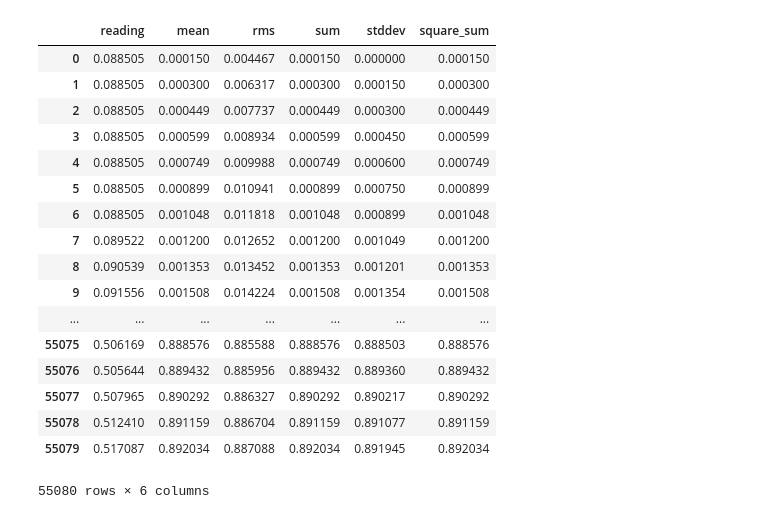
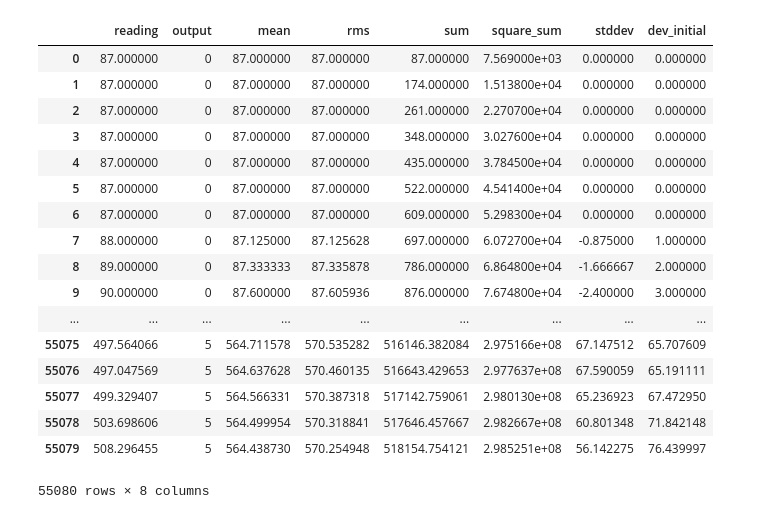
Before and after one commit to Ninaf-bot/neuralnetwork, a Jupyter notebook: wrist_angle_predictor2.ipynb, the cells around one changed output. Cells and saved outputs as stored; diff of their text form; code cells hidden in the pictures.

```diff
--- a/wrist_angle_predictor2.ipynb
+++ b/wrist_angle_predictor2.ipynb
@@ -35,96 +35,111 @@ d=[]
 e=[]
 f=[]
 g=[]
+h=[]
 depth=6
 sum_r=c.loc[0,'reading']
 mean=c.loc[0,'reading']
 rms=c.loc[0,'reading']
-square_sum=c.loc[0,'reading']*c.loc[0,'reading']
+square_sum=(c.loc[0,'reading']*c.loc[0,'reading'])
+initial_reading=c.loc[0,'reading']
+dev_initial=0
 d.append(mean)
 e.append(rms)
 f.append(sum_r)
 g.append(square_sum)
+h.append(dev_initial)
 pervious_output=c.loc[0,'output']
 count=1
 for i in range(1,len(c)):
+  #print(count)
   if c.loc[i,'output']==pervious_output:
     sum_r=sum_r+c.loc[i,'reading']
     square_sum=square_sum+c.loc[i,'reading']*c.loc[i,'reading']
-    count+1
+    count=count+1
     mean=sum_r/count
     rms=math.sqrt(square_sum/count)
+    dev_initial=c.loc[i,'reading']-initial_reading
     d.append(mean)
     e.append(rms)
     f.append(sum_r)
     g.append(square_sum)
+    h.append(dev_initial)
     pervious_output=c.loc[i,'output']
   elif c.loc[i,'output']!=pervious_output:
     sum_r=c.loc[i,'reading']
     mean=c.loc[i,'reading']
     rms=c.loc[i,'reading']
     square_sum=c.loc[i,'reading']*c.loc[i,'reading']
+    initial_reading=c.loc[i,'reading']
+    dev_initial=0
     count=1
     d.append(mean)
     e.append(rms)
     f.append(sum_r)
     g.append(square_sum)
+    h.append(dev_initial)
     pervious_output=c.loc[i,'output']
 
 c['mean']=d
 c['rms']=e
 c['sum']=f
-c['square_sum']=f
+c['square_sum']=g
 c['stddev']=c['mean']-c['reading']
-
+c['dev_initial']=h
+c.to_csv('new dataset.csv')
 
 deapth=6
 emg_labels=tf.one_hot(c['output'], depth)
 sess=tf.Session()
 with sess as se:
   emg_labels=se.run(emg_labels)
 
 input1=c.drop(['output'],1)
 xmax=input1['reading'].max()
 xmin=input1['reading'].min()
 ymax=input1['mean'].max()
 ymin=input1['mean'].min()
 zmax=input1['stddev'].max()
 zmin=input1['stddev'].min()
 wmax=input1['rms'].max()
 wmin=input1['rms'].min()
 vmax=input1['sum'].max()
 vmin=input1['sum'].min()
 umax=input1['square_sum'].max()
 umin=input1['square_sum'].min()
+tmax=input1['dev_initial'].max()
+tmin=input1['dev_initial'].min()
 #xmid=(xmax+xmin)/2
 #ymid=(ymax+ymin)/2
 input1['reading']=input1['reading']/xmax
 input1['mean']=input1['mean']/ymax
 input1['stddev']=input1['stddev']/zmax
 input1['rms']=input1['rms']/wmax
 input1['sum']=input1['sum']/vmax
 input1['square_sum']=input1['square_sum']/umax
+input1['dev_initial']=input1['dev_initial']/tmax
 #input1['reading']=(input1['reading']-xmid)/x
 #input1['mean']=(input1['mean']-ymid)/y
-input1
+
+c
 # %% [output]
-|  | reading | mean | rms | sum | stddev | square_sum |
-| 0 | 0.088505 | 0.000150 | 0.004467 | 0.000150 | 0.000000 | 0.000150 |
-| 1 | 0.088505 | 0.000300 | 0.006317 | 0.000300 | 0.000150 | 0.000300 |
-| 2 | 0.088505 | 0.000449 | 0.007737 | 0.000449 | 0.000300 | 0.000449 |
-| 3 | 0.088505 | 0.000599 | 0.008934 | 0.000599 | 0.000450 | 0.000599 |
-| 4 | 0.088505 | 0.000749 | 0.009988 | 0.000749 | 0.000600 | 0.000749 |
-| 5 | 0.088505 | 0.000899 | 0.010941 | 0.000899 | 0.000750 | 0.000899 |
-| 6 | 0.088505 | 0.001048 | 0.011818 | 0.001048 | 0.000899 | 0.001048 |
-| 7 | 0.089522 | 0.001200 | 0.012652 | 0.001200 | 0.001049 | 0.001200 |
-| 8 | 0.090539 | 0.001353 | 0.013452 | 0.001353 | 0.001201 | 0.001353 |
-| 9 | 0.091556 | 0.001508 | 0.014224 | 0.001508 | 0.001354 | 0.001508 |
-| ... | ... | ... | ... | ... | ... | ... |
-| 55075 | 0.506169 | 0.888576 | 0.885588 | 0.888576 | 0.888503 | 0.888576 |
-| 55076 | 0.505644 | 0.889432 | 0.885956 | 0.889432 | 0.889360 | 0.889432 |
-| 55077 | 0.507965 | 0.890292 | 0.886327 | 0.890292 | 0.890217 | 0.890292 |
-| 55078 | 0.512410 | 0.891159 | 0.886704 | 0.891159 | 0.891077 | 0.891159 |
-| 55079 | 0.517087 | 0.892034 | 0.887088 | 0.892034 | 0.891945 | 0.892034 |
+|  | reading | output | mean | rms | sum | square_sum | stddev | dev_initial |
+| 0 | 87.000000 | 0 | 87.000000 | 87.000000 | 87.000000 | 7.569000e+03 | 0.000000 | 0.000000 |
+| 1 | 87.000000 | 0 | 87.000000 | 87.000000 | 174.000000 | 1.513800e+04 | 0.000000 | 0.000000 |
+| 2 | 87.000000 | 0 | 87.000000 | 87.000000 | 261.000000 | 2.270700e+04 | 0.000000 | 0.000000 |
+| 3 | 87.000000 | 0 | 87.000000 | 87.000000 | 348.000000 | 3.027600e+04 | 0.000000 | 0.000000 |
+| 4 | 87.000000 | 0 | 87.000000 | 87.000000 | 435.000000 | 3.784500e+04 | 0.000000 | 0.000000 |
+| 5 | 87.000000 | 0 | 87.000000 | 87.000000 | 522.000000 | 4.541400e+04 | 0.000000 | 0.000000 |
+| 6 | 87.000000 | 0 | 87.000000 | 87.000000 | 609.000000 | 5.298300e+04 | 0.000000 | 0.000000 |
+| 7 | 88.000000 | 0 | 87.125000 | 87.125628 | 697.000000 | 6.072700e+04 | -0.875000 | 1.000000 |
+| 8 | 89.000000 | 0 | 87.333333 | 87.335878 | 786.000000 | 6.864800e+04 | -1.666667 | 2.000000 |
+| 9 | 90.000000 | 0 | 87.600000 | 87.605936 | 876.000000 | 7.674800e+04 | -2.400000 | 3.000000 |
+| ... | ... | ... | ... | ... | ... | ... | ... | ... |
+| 55075 | 497.564066 | 5 | 564.711578 | 570.535282 | 516146.382084 | 2.975166e+08 | 67.147512 | 65.707609 |
+| 55076 | 497.047569 | 5 | 564.637628 | 570.460135 | 516643.429653 | 2.977637e+08 | 67.590059 | 65.191111 |
+| 55077 | 499.329407 | 5 | 564.566331 | 570.387318 | 517142.759061 | 2.980130e+08 | 65.236923 | 67.472950 |
+| 55078 | 503.698606 | 5 | 564.499954 | 570.318841 | 517646.457667 | 2.982667e+08 | 60.801348 | 71.842148 |
+| 55079 | 508.296455 | 5 | 564.438730 | 570.254948 | 518154.754121 | 2.985251e+08 | 56.142275 | 76.439997 |
-55080 rows × 6 columns
+55080 rows × 8 columns
 # %%
 model = tf.keras.Sequential([
```
Also changed, not shown: parts of 1 cell of this notebook.
